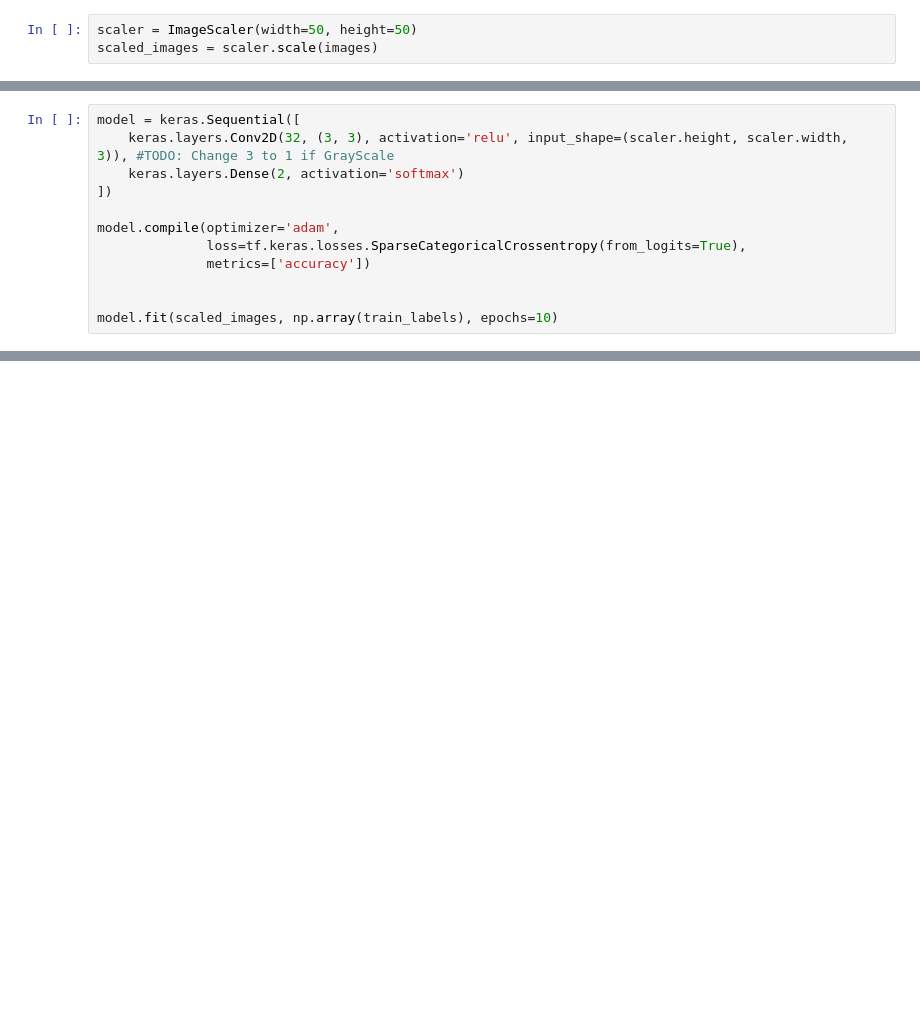
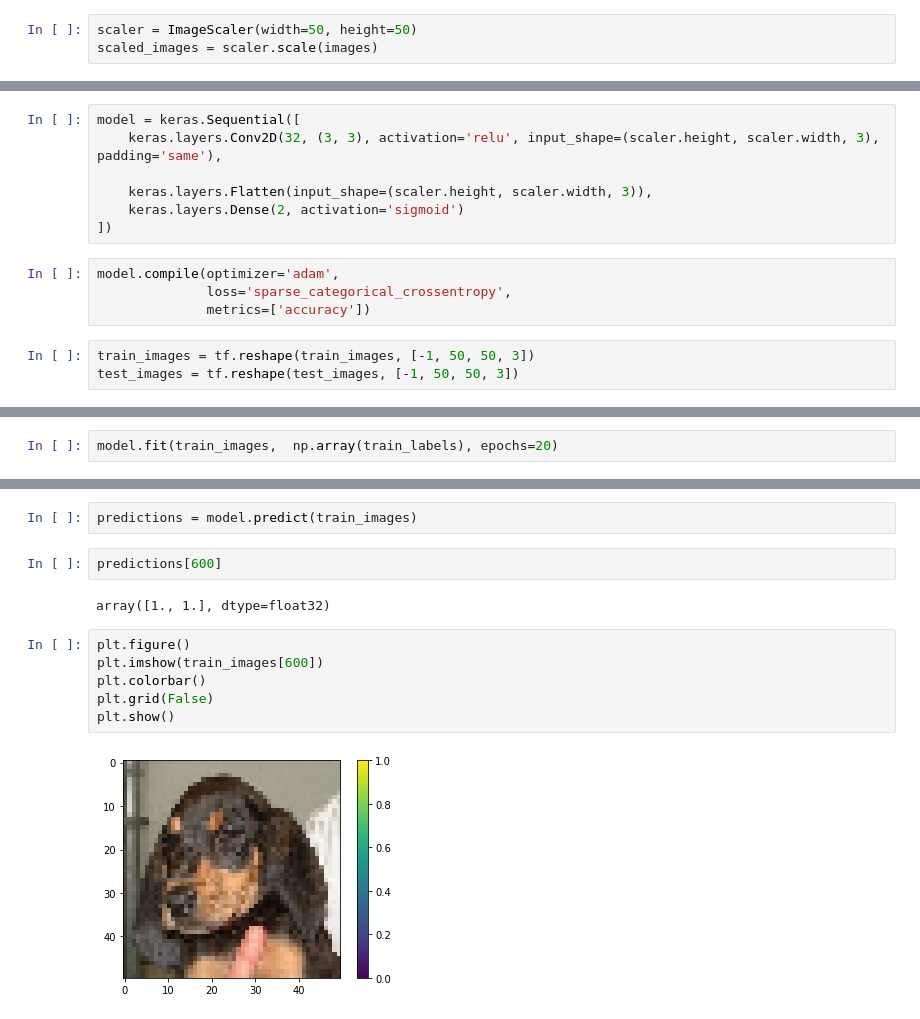
Before and after one commit to PatrikHubster/wolf-vs-wolfhound, a Jupyter notebook: wolf-vs-wolfhound.ipynb, the cells around one changed output, grey strips where cells are left out. Cells and saved outputs as stored; diff of their text form; blank space fills up the shorter version.

```diff
--- a/wolf-vs-wolfhound.ipynb
+++ b/wolf-vs-wolfhound.ipynb
@@ -54,12 +64,14 @@ TypeError: Only integers, slices (`:`), ellipsis (`...`), tf.newaxis (`None`) an
 # %%
 model = keras.Sequential([
-    keras.layers.Conv2D(32, (3, 3), activation='relu', input_shape=(scaler.height, scaler.width, 3)), #TODO: Change 3 to 1 if GrayScale
-    keras.layers.Dense(2, activation='softmax')
+    keras.layers.Conv2D(32, (3, 3), activation='relu', input_shape=(scaler.height, scaler.width, 3), padding='same'),
+
+    keras.layers.Flatten(input_shape=(scaler.height, scaler.width, 3)),
+    keras.layers.Dense(2, activation='sigmoid')
 ])
-
-model.compile(optimizer='adam',
-              loss=tf.keras.losses.SparseCategoricalCrossentropy(from_logits=True),
-              metrics=['accuracy'])
-
-
-model.fit(scaled_images, np.array(train_labels), epochs=10)
+# %%
+model.compile(optimizer='adam',
+              loss='sparse_categorical_crossentropy',
+              metrics=['accuracy'])
+# %%
+train_images = tf.reshape(train_images, [-1, 50, 50, 3])
+test_images = tf.reshape(test_images, [-1, 50, 50, 3])
@@ -67,0 +106,2 @@ model.predict()
+# %%
+model.fit(train_images,  np.array(train_labels), epochs=20)
@@ -67,0 +131,14 @@ model.predict()
+# %%
+predictions = model.predict(train_images)
+# %%
+predictions[600]
+# %% [output]
+array([1., 1.], dtype=float32)
+# %%
+plt.figure()
+plt.imshow(train_images[600])
+plt.colorbar()
+plt.grid(False)
+plt.show()
+# %% [output]
+[figure, added]
```
Also changed, not shown: parts of 13 cells of this notebook, 2 other files.
